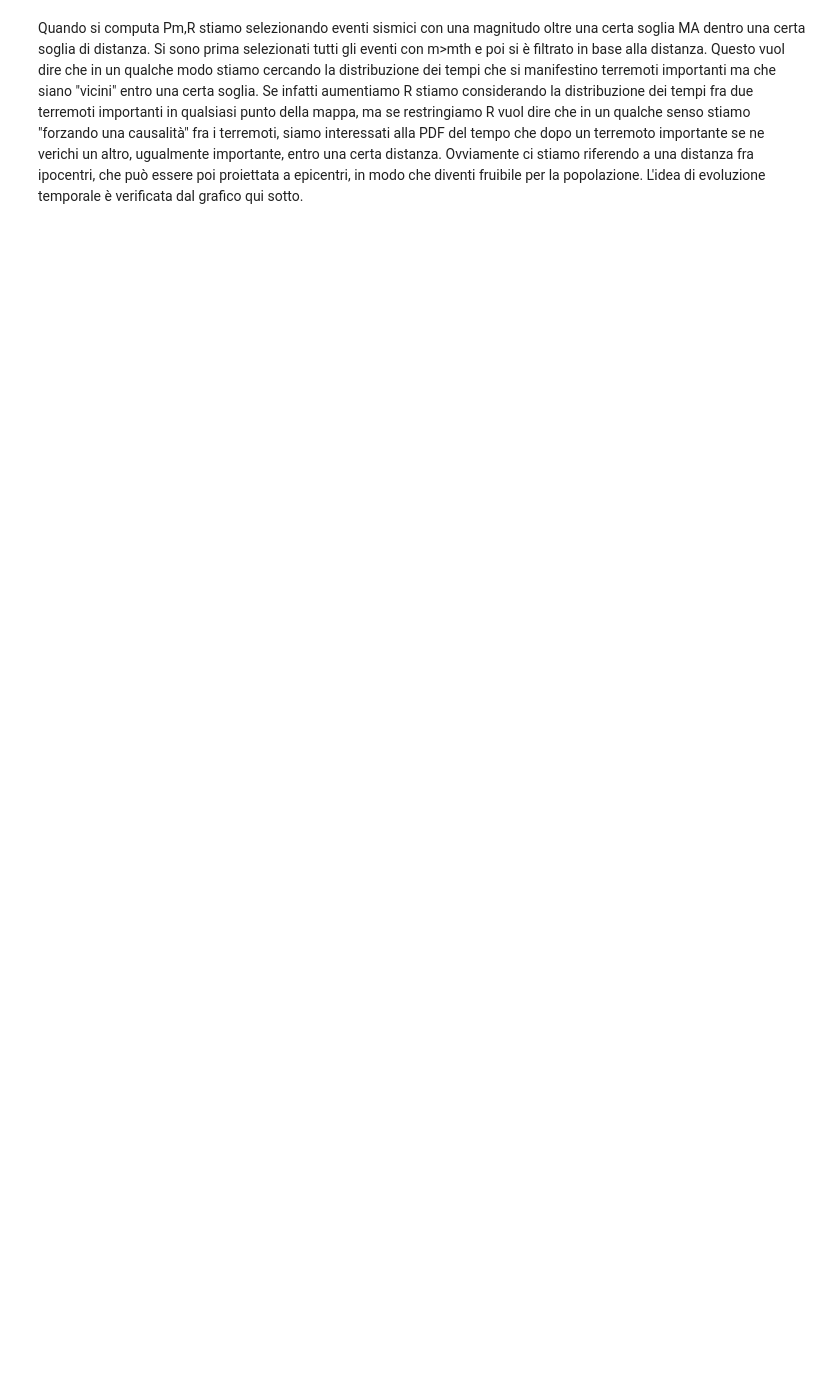
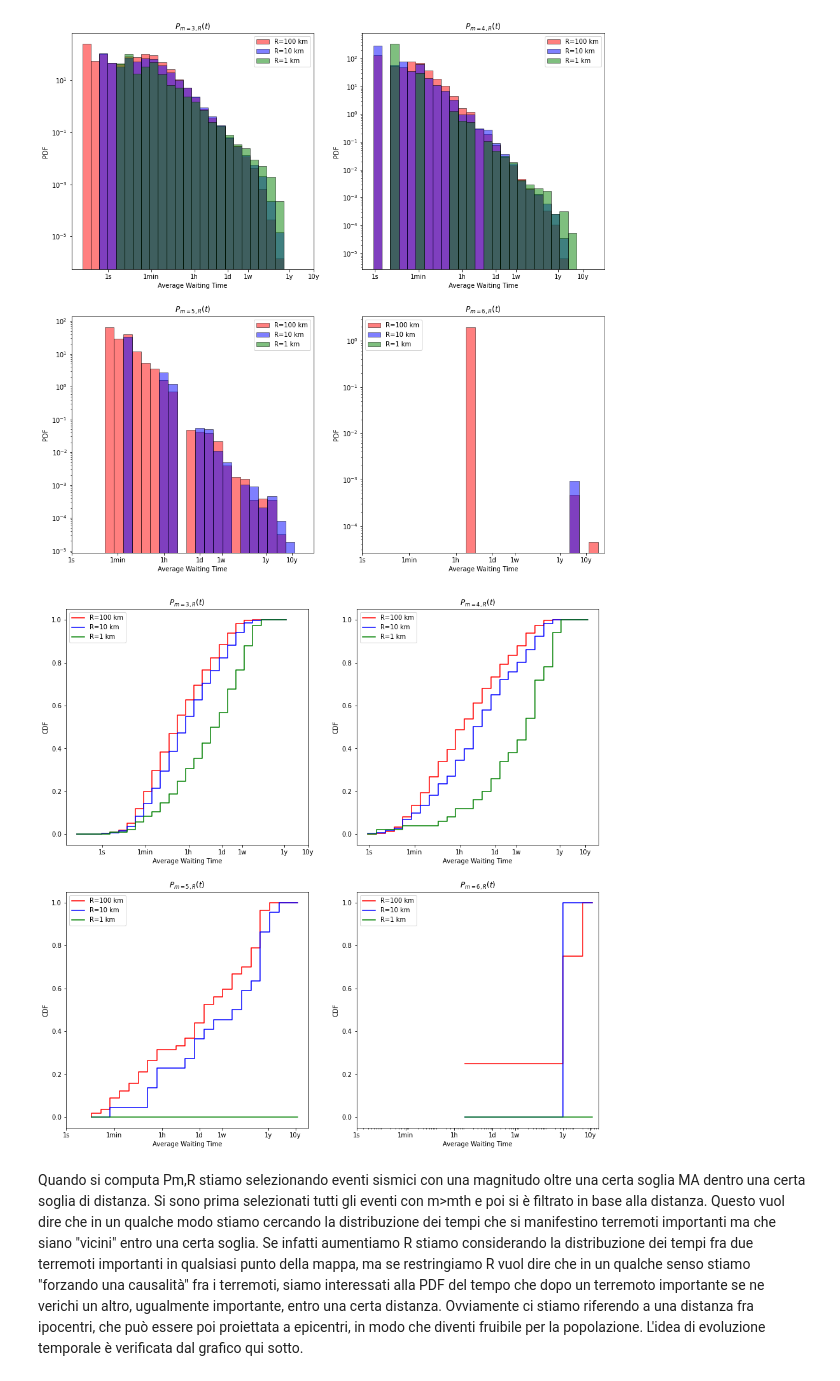
Before and after one commit to andreazanola98/Earthquake-Data-Analysis, a Jupyter notebook: Andrea.ipynb, the cells around one changed output. Saved outputs shown, nothing was run; the diff lists cells and outputs as text; code cells hidden in the pictures; blank space fills up the shorter version.

```diff
--- a/Andrea.ipynb
+++ b/Andrea.ipynb
@@ -16,7 +19,6 @@ num_bins=np.array([9,9,8,5])*(ncpd-1)
 R=np.matrix('100000 100000 100000 100000;10000 10000 10000 10000;1000 1000 1000 1000')
 l=np.shape(R)[0]
 colors=['red','blue','green']
-c=60*60*24
 
 def p(i,j):
     if i==1 and j==0:
@@ -33,7 +35,7 @@ fig1, axt = plt.subplots(2,2,figsize=(15,15))
 for i in range(2):
     for j in range(2):
         for z in range(l):
-            mask=df['mag']>magth[p(i,j)]
+            mask=df['mag']>=magth[p(i,j)]
             dr=df[mask]
             dr=dr.drop(columns=['t','pointer','mag'])
             dr['dpw']=((dr.diff()**2).sum(axis=1))**0.5 #dpw stay  for distance pairs waise
@@ -44,32 +46,35 @@ for i in range(2):
             dr['t'][dr['t'].index[0]]=0
 
             hcounts, hbins, hbars =axs[i,j].hist(dr['t']/c, alpha=0.5,color=colors[z],edgecolor='black',density=1,
                                                  bins=np.logspace(extmv0[p(i,j)],extmv1[p(i,j)],num_bins[p(i,j)]),
                                                  label='R=%.0f km'%(R[z,p(i,j)]/1000))
 
             axs[i,j].set_xscale('log')
             axs[i,j].set_yscale('log')
             axs[i,j].set_xticks([1/c,60/c,1/24,1,7,365, 3650])
             axs[i,j].set_xticklabels(['1s','1min','1h','1d','1w','1y','10y'])
             axs[i,j].set_title('$P_{m= %.0f,R} (t)$' % magth[p(i,j)] )
             axs[i,j].set_xlabel('Average Waiting Time')
             axs[i,j].set_ylabel('PDF')
 
             cnt, edges = np.histogram(dr['t']/c, bins=hbins)
             if np.sum(cnt)!=0:
                 y=cnt.cumsum()/np.sum(cnt)
             else:
                 y=np.zeros(len(cnt))
 
             axt[i,j].set_xscale('log')
             axt[i,j].step(edges[:-1],y,label='R=%.0f km'%(R[z,p(i,j)]/1000),color=colors[z])
             axt[i,j].set_xticks([1/c,60/c,1/24,1,7,365, 3650])
             axt[i,j].set_xticklabels(['1s','1min','1h','1d','1w','1y','10y'])
             axt[i,j].set_title('$P_{m= %.0f,R} (t)$' % magth[p(i,j)] )
             axt[i,j].set_xlabel('Average Waiting Time')
             axt[i,j].set_ylabel('CDF')
 
         axs[i,j].legend()
         axt[i,j].legend(loc='upper left')
+# %% [output]
+[figure, added]
+[figure, added]
 # %% [markdown]
 Quando si computa Pm,R stiamo selezionando eventi sismici con una magnitudo oltre una certa soglia MA dentro una certa soglia di distanza. Si sono prima selezionati tutti gli eventi con m>mth e poi si è filtrato in base alla distanza. Questo vuol dire che in un qualche modo stiamo cercando la distribuzione dei tempi che si manifestino terremoti importanti ma che siano "vicini" entro una certa soglia. Se infatti aumentiamo R stiamo considerando la distribuzione dei tempi fra due terremoti importanti in qualsiasi punto della mappa, ma se restringiamo R vuol dire che in un qualche senso stiamo "forzando una causalità" fra i terremoti, siamo interessati alla PDF del tempo che dopo un terremoto importante se ne verichi un altro, ugualmente importante, entro una certa distanza. Ovviamente ci stiamo riferendo a una distanza fra ipocentri, che può essere poi proiettata a epicentri, in modo che diventi fruibile per la popolazione. L'idea di evoluzione temporale è verificata dal grafico qui sotto.
```
Also changed, not shown: parts of 8 cells of this notebook.
